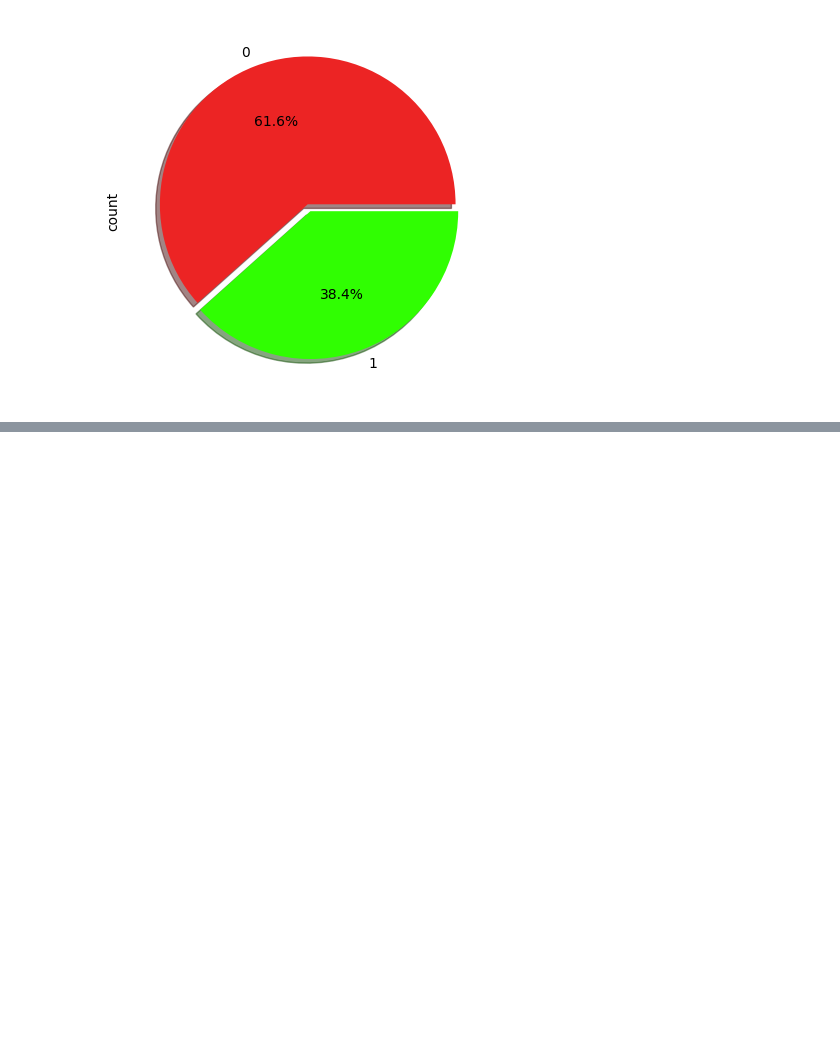
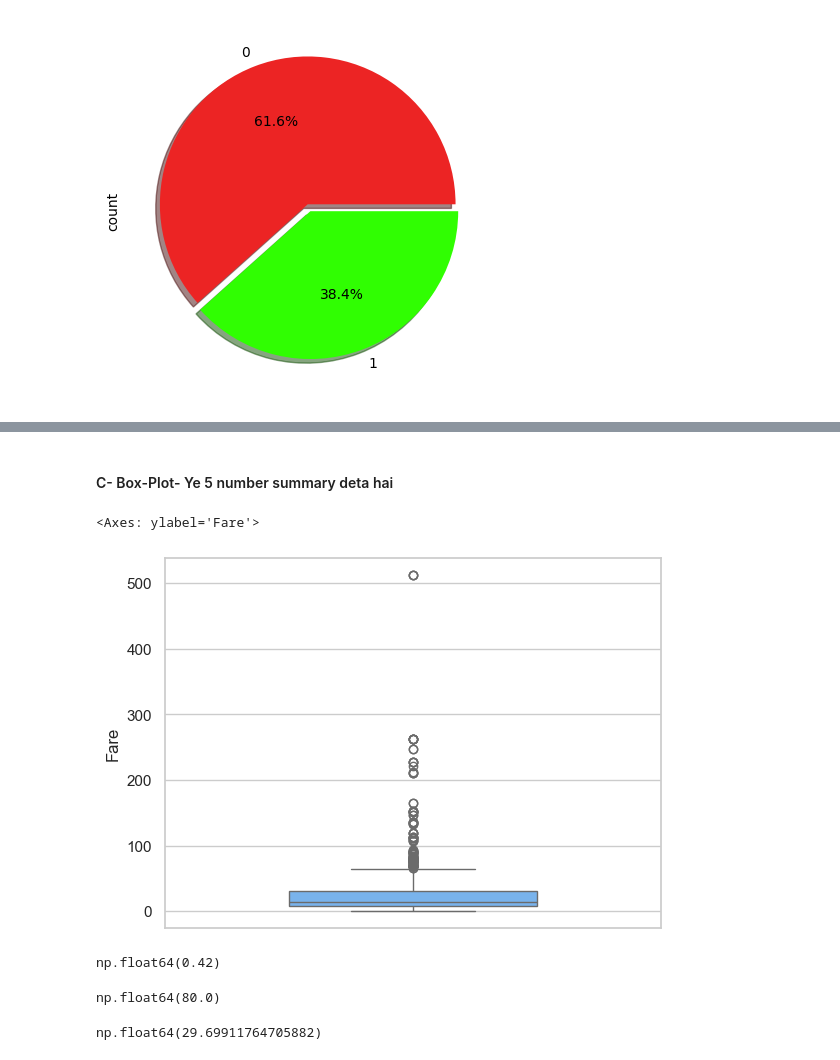
Before and after one commit to hanuman-kshitij1001/My-AIML-Journey, a Jupyter notebook: 10_Machine-Learing/20_EDA_using_Univariate_Analysis.ipynb, the cells around one changed output, grey strips where cells are left out. Saved outputs shown, nothing was run; the diff lists cells and outputs as text; code cells hidden in the pictures; blank space fills up the shorter version.

```diff
--- a/10_Machine-Learing/20_EDA_using_Univariate_Analysis.ipynb
+++ b/10_Machine-Learing/20_EDA_using_Univariate_Analysis.ipynb
@@ -154,0 +179,19 @@ df['Survived'].value_counts().plot(kind='pie', autopct='%1.1f%%', colors=["#ec24
+# %% [markdown]
+#### C- Box-Plot-  Ye 5 number summary deta hai
+# %%
+sns.boxplot(df['Fare'],color='#66b3ff',width=0.5)
+# %% [output]
+<Axes: ylabel='Fare'>
+[figure, added]
+# %%
+df['Age'].min()
+# %% [output]
+np.float64(0.42)
+# %%
+df['Age'].max()
+# %% [output]
+np.float64(80.0)
+# %%
+df["Age"].mean()
+# %% [output]
+np.float64(29.69911764705882)
```
Also changed, not shown: parts of 5 cells of this notebook.
